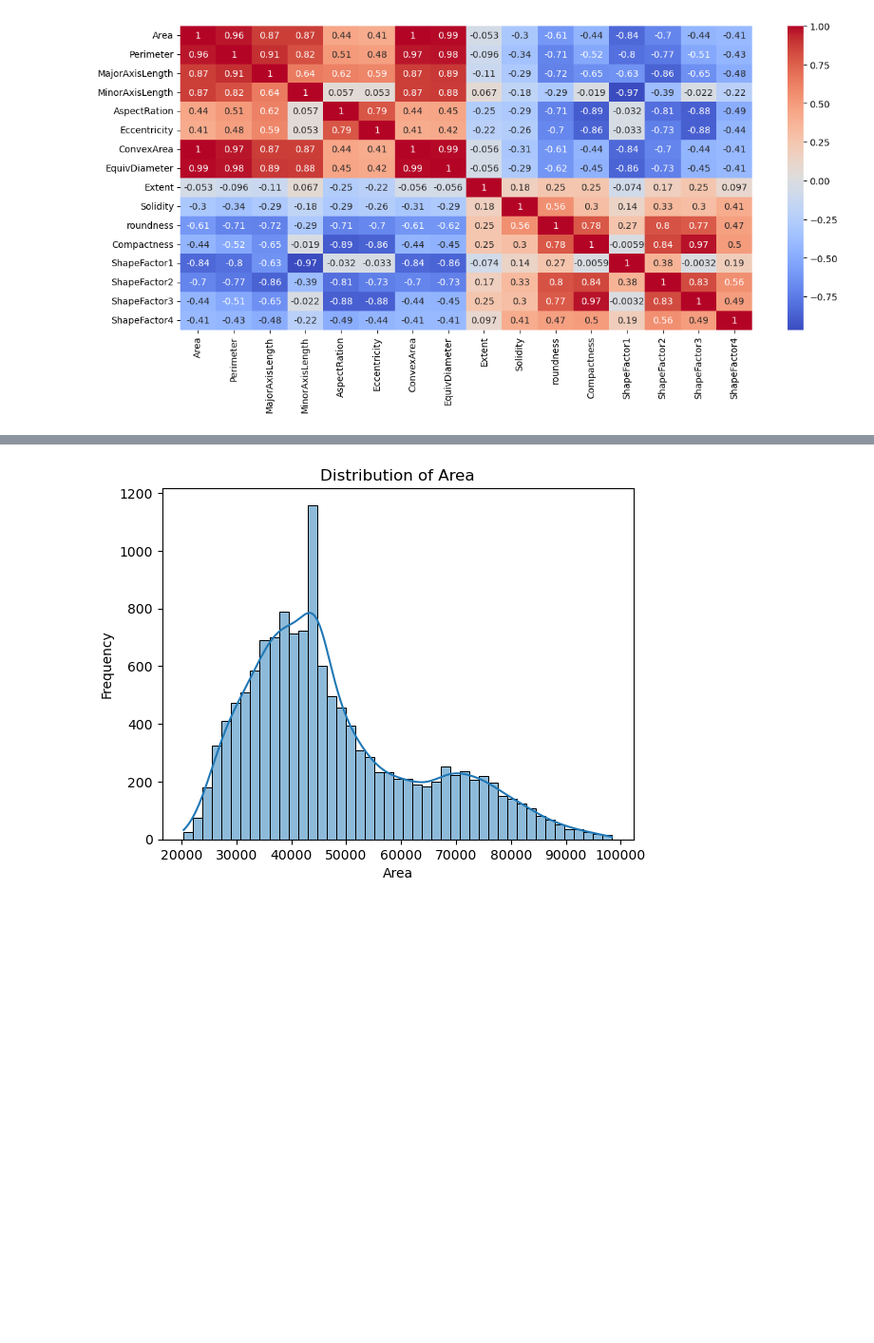
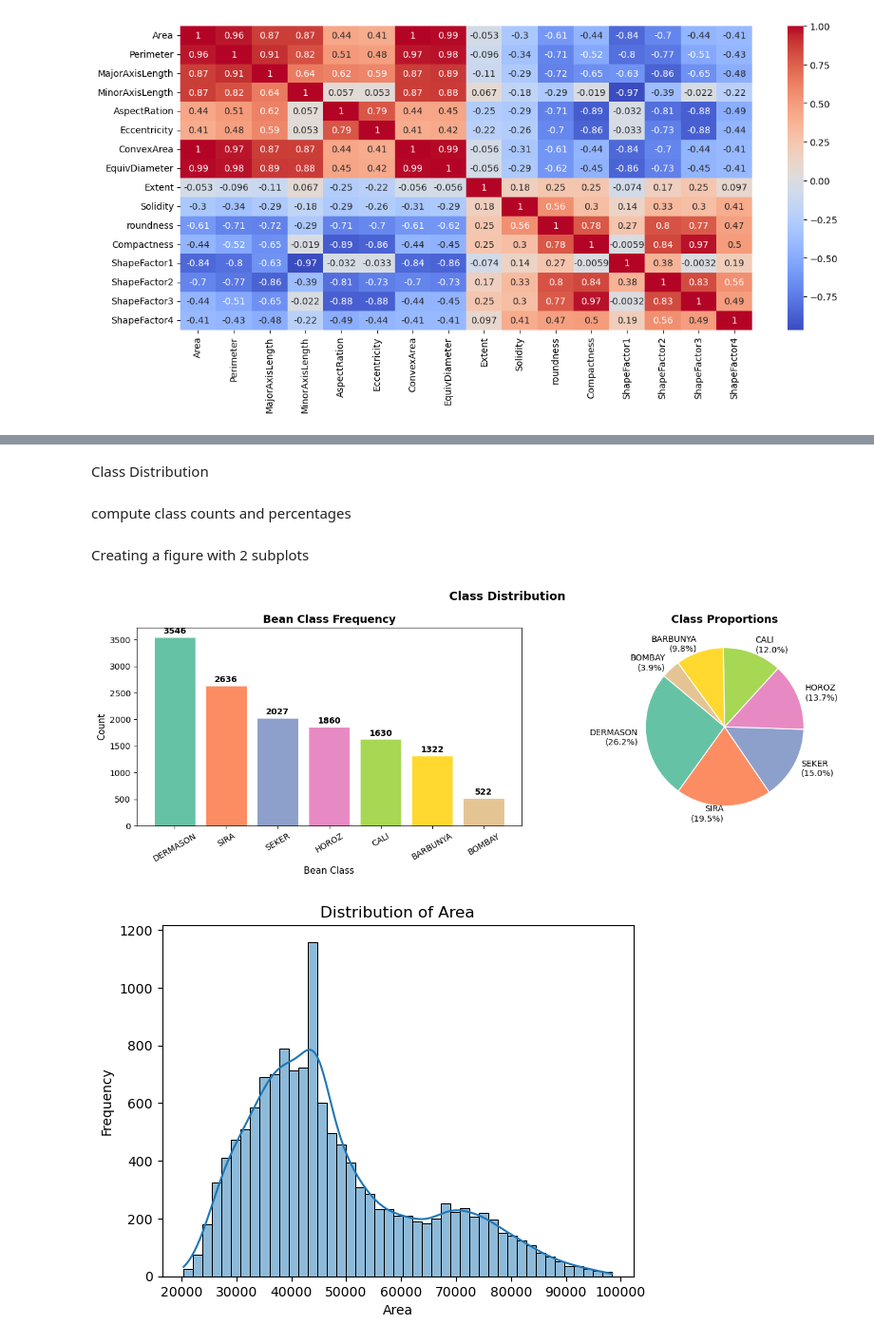
Before and after one commit to shivbhosale2006/machine-learning-dry-bean-dataset, a Jupyter notebook: assignment2_1.ipynb, the cells around one changed output, grey strips where cells are left out. Shown at 95% size. Saved outputs shown, nothing was run; the diff lists cells and outputs as text; code cells hidden in the pictures; blank space fills up the shorter version.

```diff
--- a/assignment2_1.ipynb
+++ b/assignment2_1.ipynb
@@ -194,3 +267,50 @@ plt.show()
+# %% [markdown]
+Class Distribution
+# %% [markdown]
+compute class counts and percentages
+# %%
+class_counts = df['Class'].value_counts().sort_values(ascending=False)
+class_pct    = (class_counts / len(df) * 100).round(1)
+# %% [markdown]
+Creating a figure with 2 subplots
+# %%
+fig, axes = plt.subplots(1, 2, figsize=(14, 5))
+# 1. BAR CHART
+bars = axes[0].bar(class_counts.index,class_counts.values,color=sns.color_palette('Set2', len(class_counts)),edgecolor='white',linewidth=0.8)
+
+# Add labels above the bar in the bar chart
+for bar, val in zip(bars, class_counts.values):
+    axes[0].text(
+        bar.get_x() + bar.get_width() / 2,
+        bar.get_height() + 30,
+        str(val),
+        ha='center',
+        va='bottom',
+        fontsize=10,
+        fontweight='bold'
+    )
+
+axes[0].set_title('Bean Class Frequency', fontsize=13, fontweight='bold')
+axes[0].set_xlabel('Bean Class', fontsize=11)
+axes[0].set_ylabel('Count', fontsize=11)
+axes[0].tick_params(axis='x', rotation=30)
+
+# 2. PIE CHART
+axes[1].pie(
+    class_counts.values,
+    labels=[f'{c}\n({p}%)' for c, p in zip(class_counts.index, class_pct)],
+    colors=sns.color_palette('Set2', len(class_counts)),
+    startangle=140,
+    wedgeprops={'edgecolor': 'white', 'linewidth': 1.2}
+)
+axes[1].set_title('Class Proportions', fontsize=13, fontweight='bold')
+
+plt.suptitle('Class Distribution',fontsize=14,fontweight='bold')
+
+plt.tight_layout()
+plt.show()
+# %% [output]
+[figure, added]
 # %%
 sns.histplot(df['Area'], kde=True)
 plt.title("Distribution of Area")
```
Also changed, not shown: parts of 27 cells of this notebook, 8 other files.
